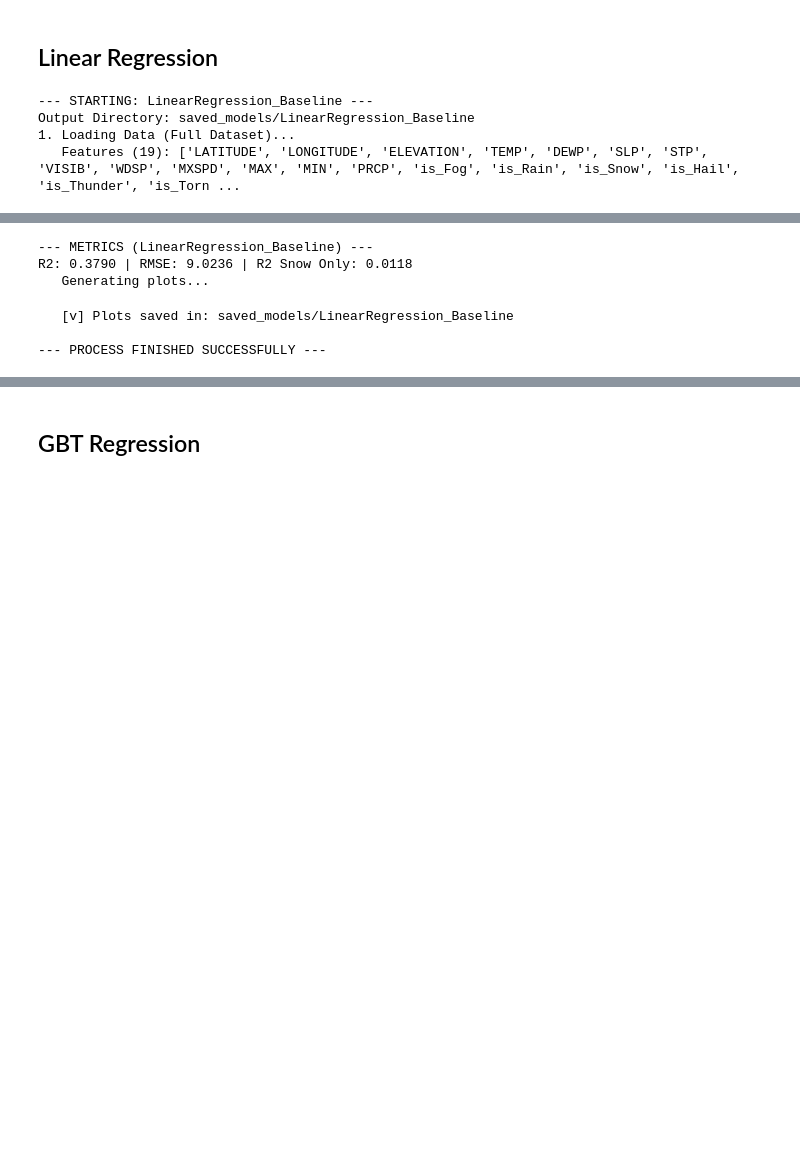
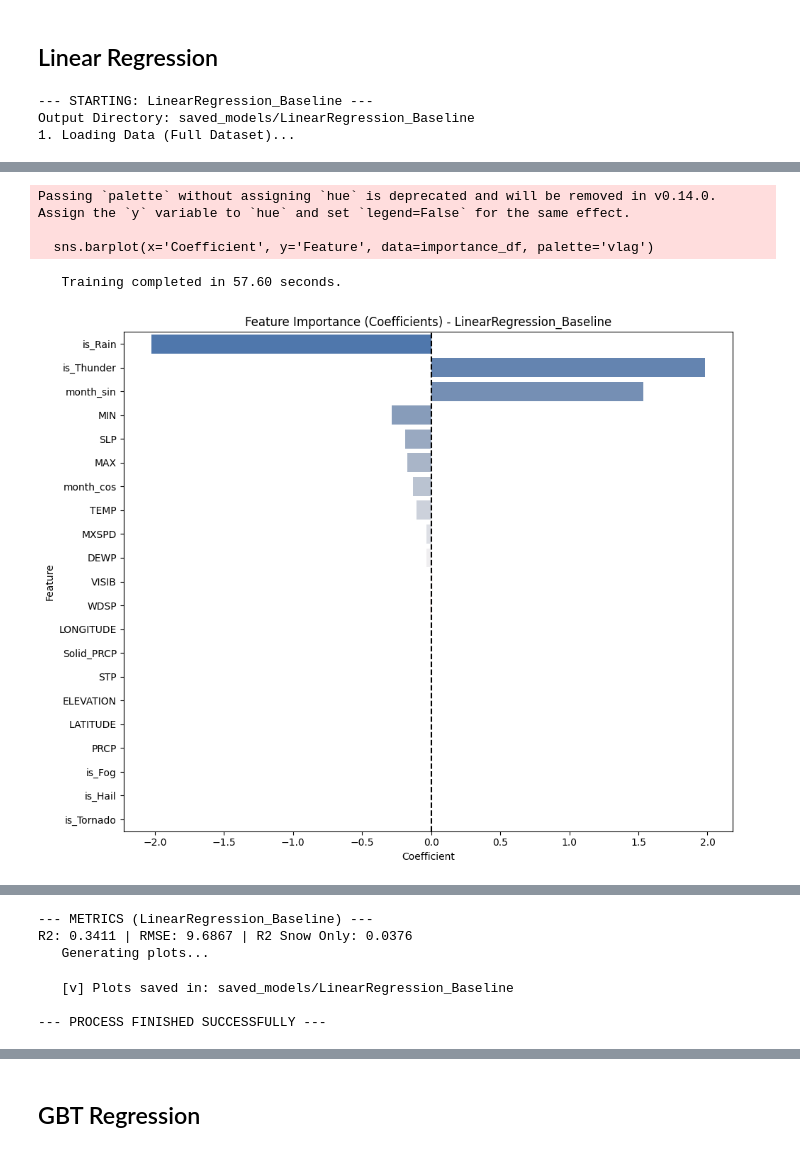
Before and after one commit to MariaGoico/Final-Project-LSDA, a Jupyter notebook: regression_comparison.ipynb, the cells around one changed output, grey strips where cells are left out. Saved outputs shown, nothing was run; the diff lists cells and outputs as text; code cells hidden in the pictures; blank space fills up the shorter version.

Commit message:
added scalability, new features and some changes in regression comparison

```diff
--- a/regression_comparison.ipynb
+++ b/regression_comparison.ipynb
@@ -24,6 +26,24 @@ BASE_OUTPUT_DIR = "saved_models"
 MASTER_LOG_FILE = "model_comparison.csv"
 BASE_DATA_PATH = "processed_data"
 
+def add_seasonal_features(df):
+    df = df.withColumn("MONTH", month(col("DATE")))
+    # Ajustamos el mes según el hemisferio para que el "invierno" sea comparable
+    # Si lat < 0 (Sur), desplazamos 6 meses.
+    df = df.withColumn("month_adj",
+        sql_f.when(sql_f.col("latitude") < 0, (sql_f.col("MONTH") + 5) % 12 + 1)
+         .otherwise(sql_f.col("month"))
+    )
+    df = df.withColumn(
+        "Solid_PRCP",
+        when((col("PRCP") > 0) & (col("TEMP") < 2.0), col("PRCP")).otherwise(0.0)
+    )
+
+    # Creamos las variables cíclicas
+    df = df.withColumn("month_sin", sql_f.sin(2 * np.pi * sql_f.col("month_adj") / 12))
+    df = df.withColumn("month_cos", sql_f.cos(2 * np.pi * sql_f.col("month_adj") / 12))
+
+    return df.drop("month_adj", "month") # Limpiamos la temporal
 
 def get_paths(years):
     """Generates file paths for the specific years."""
@@ -136,6 +156,7 @@ spark = SparkSession.builder \
     .config("spark.sql.files.maxPartitionBytes", "128m") \
     .config("spark.driver.maxResultSize", "4g") \
     .getOrCreate()
+
 
 spark.sparkContext.setLogLevel("ERROR")
 
@@ -160,8 +181,13 @@ except Exception as e:
     spark.stop()
     raise e
 
+# Aplicamos la función a los tres datasets
+train_df = add_seasonal_features(train_df)
+val_df   = add_seasonal_features(val_df)
+test_df  = add_seasonal_features(test_df)
+
 target_col = "SNDP"
-ignore_cols = [target_col, "DATE", "STATION", "NAME", "features", "prediction", "FRSHTT"]
+ignore_cols = [target_col, "DATE", "STATION", "NAME", "features", "prediction"]
 valid_types = ['int', 'bigint', 'float', 'double', 'tinyint', 'smallint']
 
 dtypes = train_df.dtypes
@@ -194,6 +220,35 @@ duration = end_time - start_time
 
 print(f"   Training completed in {duration:.2f} seconds.")
 
+# 1. Extraer coeficientes y nombres de columnas
+coefficients = model.coefficients.toArray()
+attributes = feature_cols
+
+# 2. Crear un DataFrame de Pandas para facilitar la visualización
+importance_df = pd.DataFrame({
+    'Feature': attributes,
+    'Coefficient': coefficients,
+    'Absolute_Coefficient': np.abs(coefficients)
+})
+
+# 3. Ordenar por valor absoluto (impacto real sin importar el signo)
+importance_df = importance_df.sort_values(by='Absolute_Coefficient', ascending=False)
+
+# 4. Graficar
+plt.figure(figsize=(10, 8))
+sns.barplot(x='Coefficient', y='Feature', data=importance_df, palette='vlag')
+plt.title(f'Feature Importance (Coefficients) - {MODEL_NAME}')
+plt.axvline(x=0, color='black', linestyle='--') # Línea en 0 para ver positivos vs negativos
+plt.tight_layout()
+
+# Guardar la gráfica
+plt.savefig(os.path.join(model_output_dir, "feature_importance.png"))
+plt.show()
+
+# Mostrar el Top 10 en consola
+print("\nTop Variables por Coeficiente:")
+print(importance_df[['Feature', 'Coefficient']].to_string(index=False))
+
 print("3. Processing Results...")
 
 model_save_path = os.path.join(model_output_dir, "spark_model")
@@ -203,10 +258,10 @@ print(f"   [v] Spark Model saved to: {model_save_path}")
 save_training_history(model, model_output_dir, MODEL_NAME)
 
 print("   Generating predictions on Test Set...")
-test_preds = model.transform(test_vec)
-metrics = evaluate_and_log(test_preds, target_col, duration, model_output_dir, MODEL_NAME)
+val_preds = model.transform(val_vec)
+metrics = evaluate_and_log(val_preds, target_col, duration, model_output_dir, MODEL_NAME)
 
-plot_predictions(test_preds, target_col, model_output_dir, MODEL_NAME)
+plot_predictions(val_preds, target_col, model_output_dir, MODEL_NAME)
 
 print("\n--- PROCESS FINISHED SUCCESSFULLY ---")
 spark.stop()
@@ -214,4 +269,3 @@ spark.stop()
 --- STARTING: LinearRegression_Baseline ---
 Output Directory: saved_models/LinearRegression_Baseline
 1. Loading Data (Full Dataset)...
-   Features (19): ['LATITUDE', 'LONGITUDE', 'ELEVATION', 'TEMP', 'DEWP', 'SLP', 'STP', 'VISIB', 'WDSP', 'MXSPD', 'MAX', 'MIN', 'PRCP', 'is_Fog', 'is_Rain', 'is_Snow', 'is_Hail', 'is_Thunder', 'is_Torn ...
@@ -225,6 +275,5 @@ Output Directory: saved_models/LinearRegression_Baseline
---- METRICS (LinearRegression_Baseline) ---
-R2: 0.3790 | RMSE: 9.0236 | R2 Snow Only: 0.0118
-   Generating plots...
+Passing `palette` without assigning `hue` is deprecated and will be removed in v0.14.0. Assign the `y` variable to `hue` and set `legend=False` for the same effect.
+
+  sns.barplot(x='Coefficient', y='Feature', data=importance_df, palette='vlag')
-   [v] Plots saved in: saved_models/LinearRegression_Baseline
-
---- PROCESS FINISHED SUCCESSFULLY ---
+   Training completed in 57.60 seconds.
+[figure, added]
@@ -231 +297,7 @@ R2: 0.3790 | RMSE: 9.0236 | R2 Snow Only: 0.0118
+--- METRICS (LinearRegression_Baseline) ---
+R2: 0.3411 | RMSE: 9.6867 | R2 Snow Only: 0.0376
+   Generating plots...
+   [v] Plots saved in: saved_models/LinearRegression_Baseline
+
+--- PROCESS FINISHED SUCCESSFULLY ---
 # %% [markdown]
```
Also changed, not shown: parts of 9 cells of this notebook, 18 other files.
